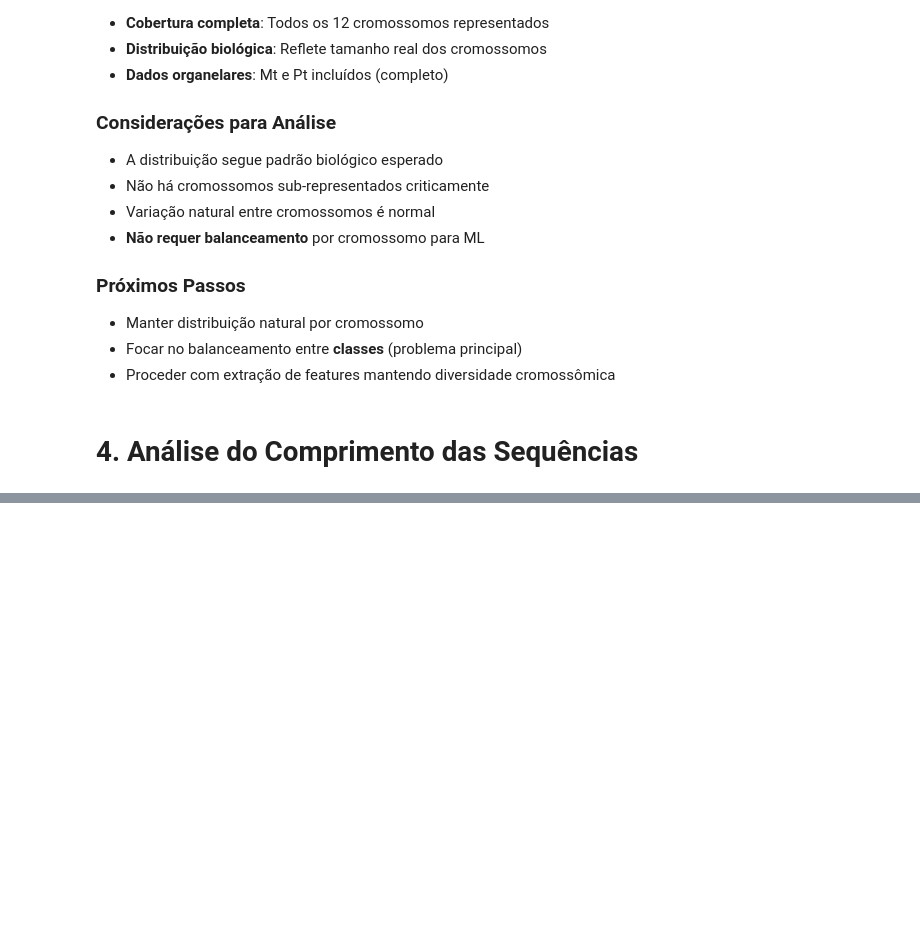
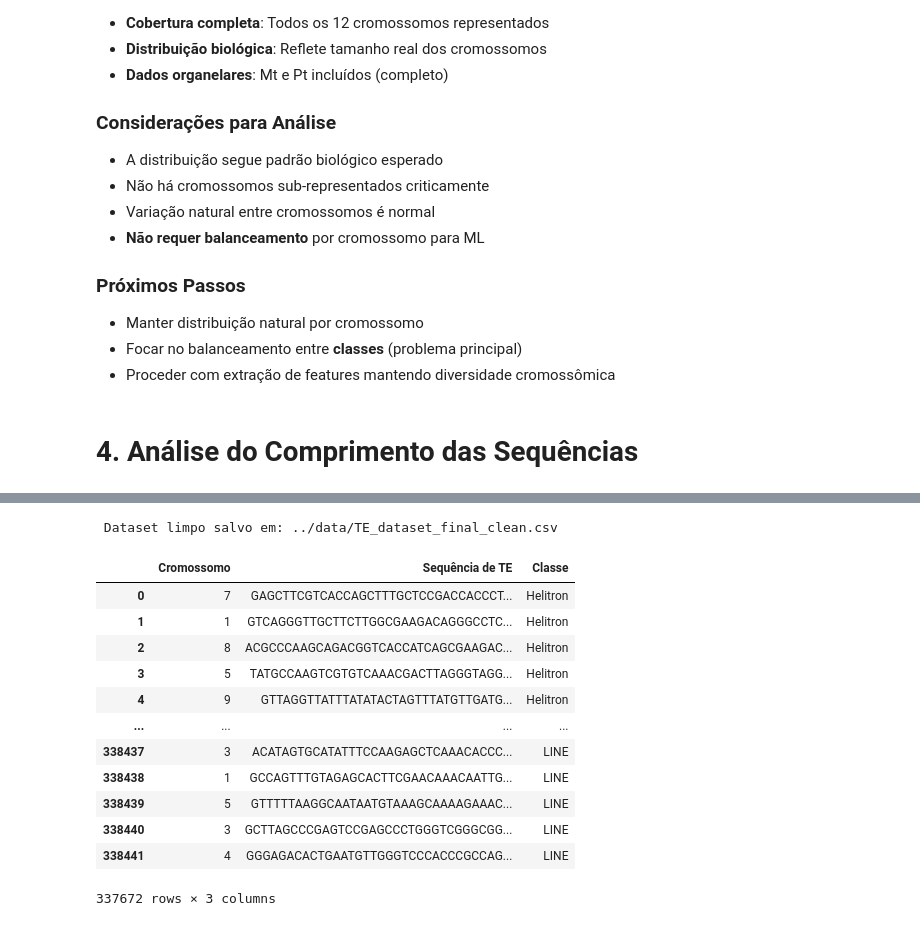
Before and after one commit to LuizCorrei4/trabalho-TEsClassification, a Jupyter notebook: notebooks/02_eda_datataset_final.ipynb, the cells around one changed output, grey strips where cells are left out. Cells and saved outputs as stored; diff of their text form; code cells hidden in the pictures; blank space fills up the shorter version.

```diff
--- a/notebooks/02_eda_datataset_final.ipynb
+++ b/notebooks/02_eda_datataset_final.ipynb
@@ -309,0 +822,25 @@ TIR        45482.0
+# %%
+# remover colunas Comprimento e caracteres_invalidos
+df.drop(columns=['Comprimento', 'caracteres_invalidos'], inplace=True)
+# %%
+# 6. Salvar dataset limpo na forma final
+output_clean = '../data/TE_dataset_final_clean.csv'
+df.to_csv(output_clean, index=False)
+print(f"\n Dataset limpo salvo em: {output_clean}")
+
+display(df)  # Mostrar as primeiras linhas do DataFrame limpo
+# %% [output]
+ Dataset limpo salvo em: ../data/TE_dataset_final_clean.csv
+|  | Cromossomo | Sequência de TE | Classe |
+| 0 | 7 | GAGCTTCGTCACCAGCTTTGCTCCGACCACCCT... | Helitron |
+| 1 | 1 | GTCAGGGTTGCTTCTTGGCGAAGACAGGGCCTC... | Helitron |
+| 2 | 8 | ACGCCCAAGCAGACGGTCACCATCAGCGAAGAC... | Helitron |
+| 3 | 5 | TATGCCAAGTCGTGTCAAACGACTTAGGGTAGG... | Helitron |
+| 4 | 9 | GTTAGGTTATTTATATACTAGTTTATGTTGATG... | Helitron |
+| ... | ... | ... | ... |
+| 338437 | 3 | ACATAGTGCATATTTCCAAGAGCTCAAACACCC... | LINE |
+| 338438 | 1 | GCCAGTTTGTAGAGCACTTCGAACAAACAATTG... | LINE |
+| 338439 | 5 | GTTTTTAAGGCAATAATGTAAAGCAAAAGAAAC... | LINE |
+| 338440 | 3 | GCTTAGCCCGAGTCCGAGCCCTGGGTCGGGCGG... | LINE |
+| 338441 | 4 | GGGAGACACTGAATGTTGGGTCCCACCCGCCAG... | LINE |
+337672 rows × 3 columns
```
Also changed, not shown: parts of 22 cells of this notebook, 5 other files.
